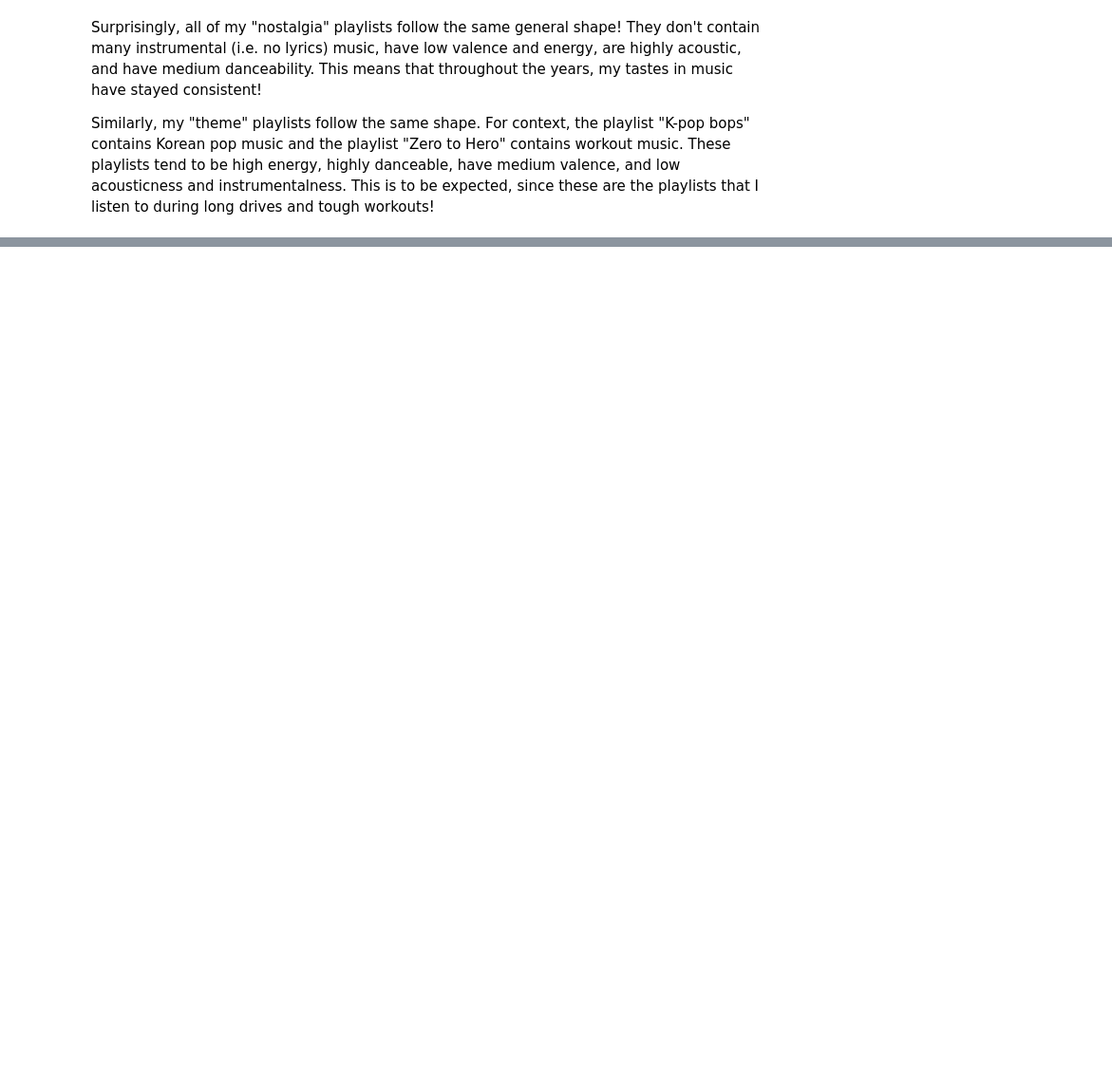
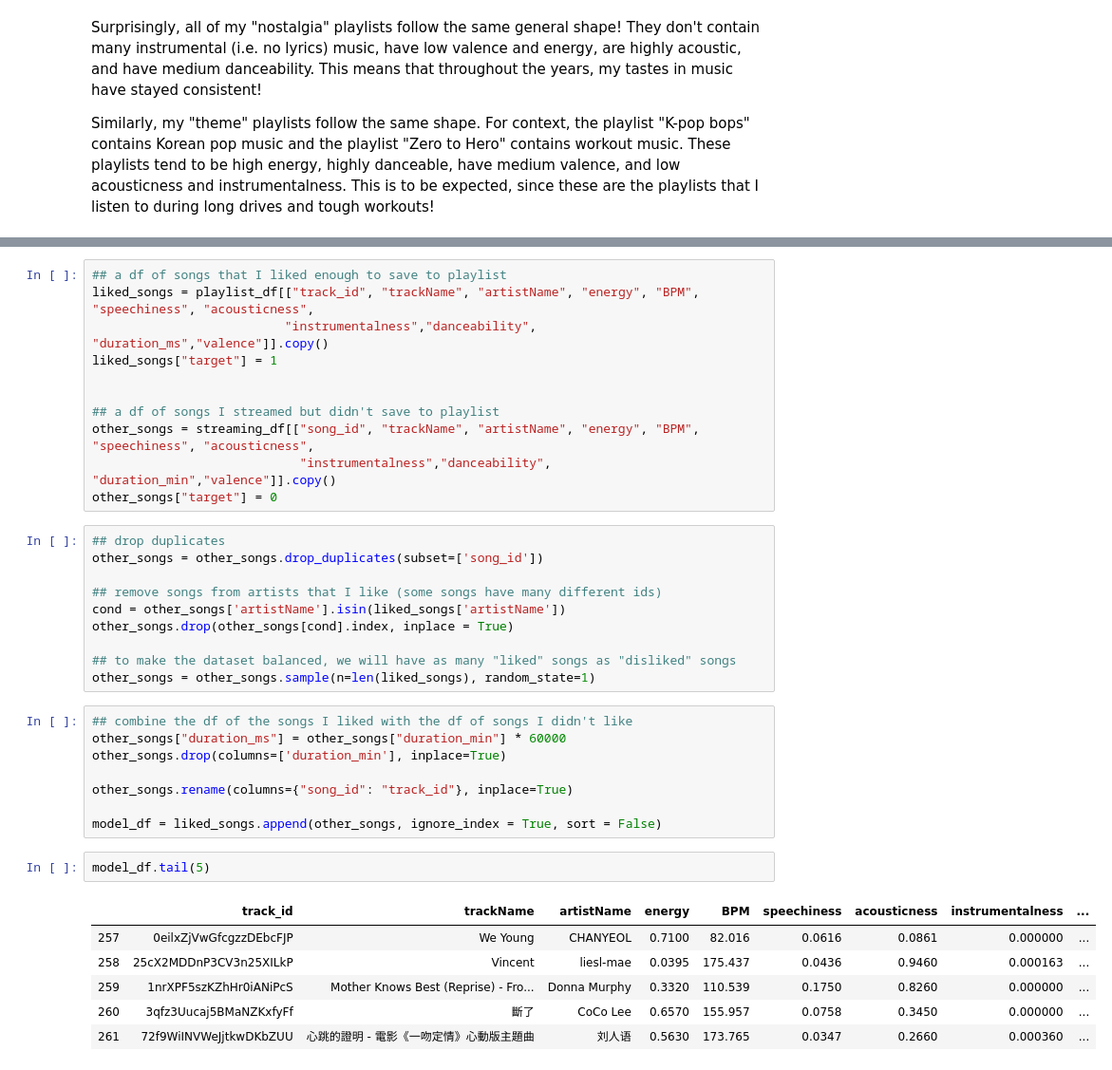
Before and after one commit to zihanye96/Spotify-Visualization, a Jupyter notebook: notebook.ipynb, the cells around one changed output, grey strips where cells are left out. Shown at 95% size. Saved outputs shown, nothing was run; the diff lists cells and outputs as text; blank space fills up the shorter version.

Commit message:
added ML models

```diff
--- a/notebook.ipynb
+++ b/notebook.ipynb
@@ -514,0 +528,38 @@ WIP. Will update once model performance is optimized.
+# %%
+## a df of songs that I liked enough to save to playlist
+liked_songs = playlist_df[["track_id", "trackName", "artistName", "energy", "BPM", "speechiness", "acousticness",
+                          "instrumentalness","danceability", "duration_ms","valence"]].copy()
+liked_songs["target"] = 1
+
+
+## a df of songs I streamed but didn't save to playlist
+other_songs = streaming_df[["song_id", "trackName", "artistName", "energy", "BPM", "speechiness", "acousticness",
+                            "instrumentalness","danceability", "duration_min","valence"]].copy()
+other_songs["target"] = 0
+# %%
+## drop duplicates
+other_songs = other_songs.drop_duplicates(subset=['song_id'])
+
+## remove songs from artists that I like (some songs have many different ids)
+cond = other_songs['artistName'].isin(liked_songs['artistName'])
+other_songs.drop(other_songs[cond].index, inplace = True)
+
+## to make the dataset balanced, we will have as many "liked" songs as "disliked" songs
+other_songs = other_songs.sample(n=len(liked_songs), random_state=1)
+# %%
+## combine the df of the songs I liked with the df of songs I didn't like
+other_songs["duration_ms"] = other_songs["duration_min"] * 60000
+other_songs.drop(columns=['duration_min'], inplace=True)
+
+other_songs.rename(columns={"song_id": "track_id"}, inplace=True)
+
+model_df = liked_songs.append(other_songs, ignore_index = True, sort = False)
+# %%
+model_df.tail(5)
+# %% [output]
+|  | track_id | trackName | artistName | energy | BPM | speechiness | acousticness | instrumentalness | ... |
+| 257 | 0eilxZjVwGfcgzzDEbcFJP | We Young | CHANYEOL | 0.7100 | 82.016 | 0.0616 | 0.0861 | 0.000000 | ... |
+| 258 | 25cX2MDDnP3CV3n25XILkP | Vincent | liesl-mae | 0.0395 | 175.437 | 0.0436 | 0.9460 | 0.000163 | ... |
+| 259 | 1nrXPF5szKZhHr0iANiPcS | Mother Knows Best (Reprise) - Fro... | Donna Murphy | 0.3320 | 110.539 | 0.1750 | 0.8260 | 0.000000 | ... |
+| 260 | 3qfz3Uucaj5BMaNZKxfyFf | 斷了 | CoCo Lee | 0.6570 | 155.957 | 0.0758 | 0.3450 | 0.000000 | ... |
+| 261 | 72f9WiINVWeJjtkwDKbZUU | 心跳的證明 - 電影《一吻定情》心動版主題曲 | 刘人语 | 0.5630 | 173.765 | 0.0347 | 0.2660 | 0.000360 | ... |
```
Also changed, not shown: parts of 32 cells of this notebook, 1 other file.
